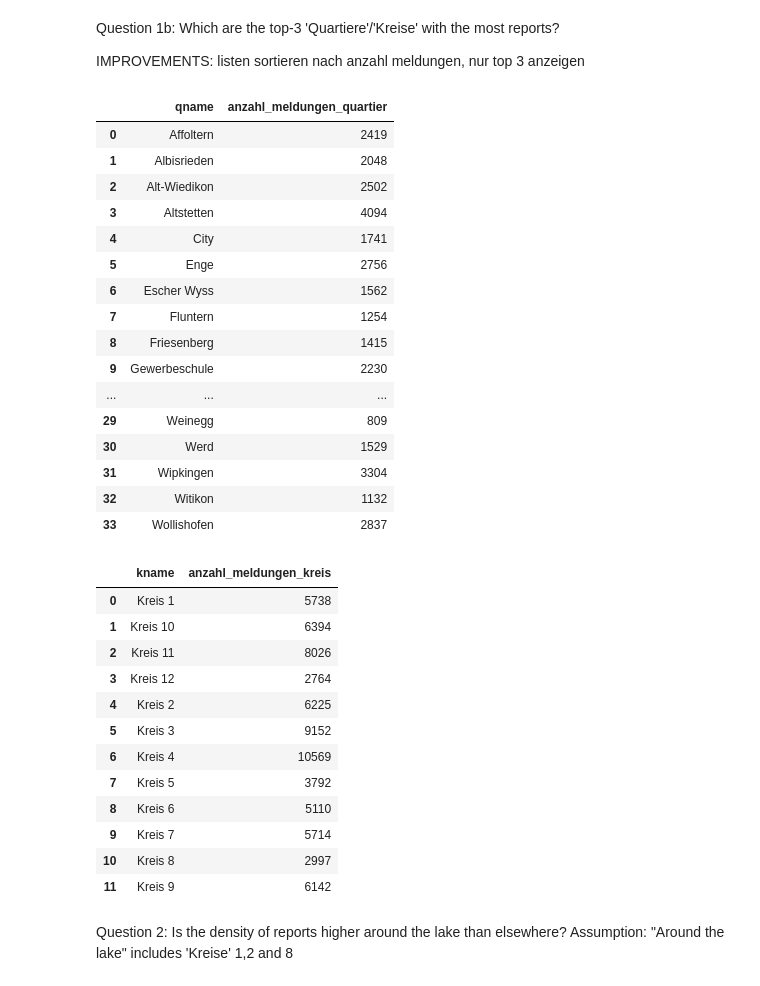
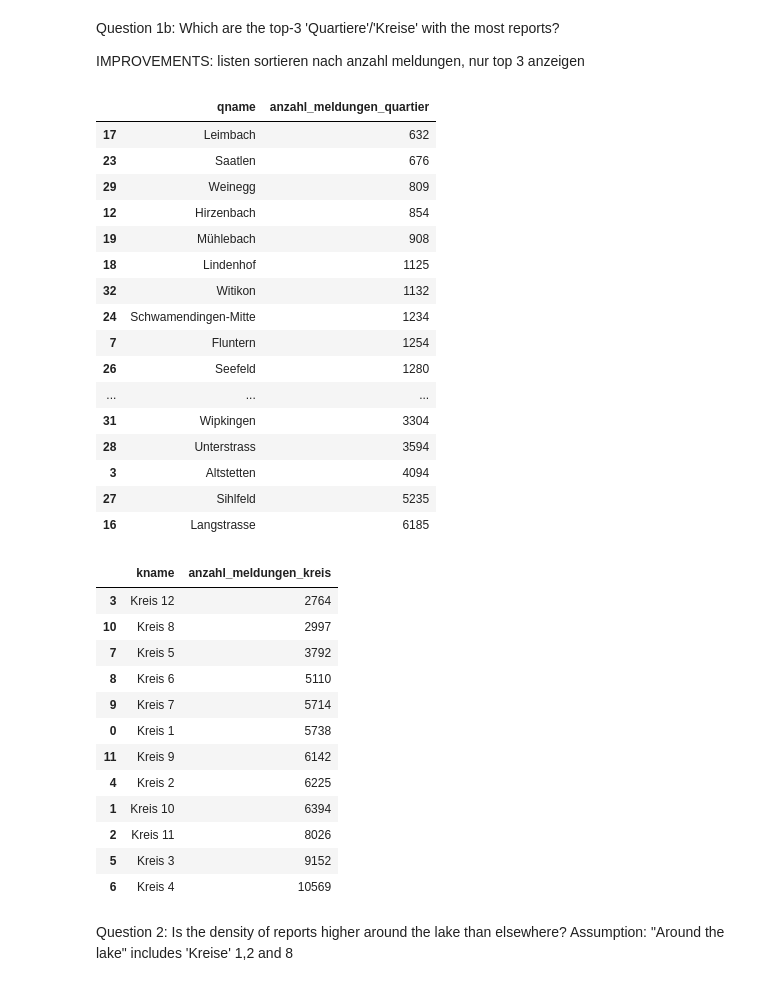
Before and after one commit to eelin-eelin/SDS210-project, a Jupyter notebook: notebooks/Project Notebook 1.ipynb, the cells around one changed output. Drawn from its saved outputs; the diff is of its cells as text; code cells hidden in the pictures.

```diff
--- a/notebooks/Project Notebook 1.ipynb
+++ b/notebooks/Project Notebook 1.ipynb
@@ -80,67 +80,67 @@ meldungen_gdf = gpd.GeoDataFrame(
     crs=quartiere_ch.crs)
 meldungen_ch = meldungen_gdf.to_crs(epsg = 2056)
 
 
 #spatial join of meldungen und quartiere
 meldungen_quartier_join = gpd.sjoin(
     meldungen_ch, #left
     quartiere_gdf, #right
     how = "inner", predicate = "intersects")
 
 
 #calculate number of reports (meldungen) per 'Quartier' and 'Kreis'
 meldungen_pro_quartier = (meldungen_quartier_join.groupby("qname").size().reset_index(name = "anzahl_meldungen_quartier"))
-display(meldungen_pro_quartier)
+display(meldungen_pro_quartier.sort_values("anzahl_meldungen_quartier"))
 
 meldungen_pro_kreis = (meldungen_quartier_join.groupby("kname").size().reset_index(name = "anzahl_meldungen_kreis"))
-display(meldungen_pro_kreis)
+display(meldungen_pro_kreis.sort_values("anzahl_meldungen_kreis"))
 
 
 #add the newly calculated values to the join
-join_updated = meldungen_quartier_join.merge(
+meldungen_quartier_join = meldungen_quartier_join.merge(
     meldungen_pro_kreis,
     on = "kname",
     how = "left")
 
-join_updated = join_updated.merge(
+meldungen_quartier_join = meldungen_quartier_join.merge(
     meldungen_pro_quartier,
     on = "qname",
     how = "left")
 
 
 #reduce the number of columns of meldungen_quartier_join (only keep the necessary ones)
-meldungen_quartier_join = join_updated[["objectid", "requested_datetime", "e", "n", "service_code", "geometry", "anzahl_meldungen", "index_right", "qname", "qnr", "kname", "knr", "geometry_y", "anzahl_meldungen_quartier", "anzahl_meldungen_kreis"]]
+meldungen_quartier_join = meldungen_quartier_join[["objectid", "requested_datetime", "e", "n", "service_code", "geometry", "anzahl_meldungen", "index_right", "qname", "qnr", "kname", "knr", "geometry_y", "anzahl_meldungen_quartier", "anzahl_meldungen_kreis"]]
 # %% [output]
 |  | qname | anzahl_meldungen_quartier |
-| 0 | Affoltern | 2419 |
-| 1 | Albisrieden | 2048 |
-| 2 | Alt-Wiedikon | 2502 |
+| 17 | Leimbach | 632 |
+| 23 | Saatlen | 676 |
+| 29 | Weinegg | 809 |
+| 12 | Hirzenbach | 854 |
+| 19 | Mühlebach | 908 |
+| 18 | Lindenhof | 1125 |
+| 32 | Witikon | 1132 |
+| 24 | Schwamendingen-Mitte | 1234 |
+| 7 | Fluntern | 1254 |
+| 26 | Seefeld | 1280 |
+| ... | ... | ... |
+| 31 | Wipkingen | 3304 |
+| 28 | Unterstrass | 3594 |
 | 3 | Altstetten | 4094 |
-| 4 | City | 1741 |
-| 5 | Enge | 2756 |
-| 6 | Escher Wyss | 1562 |
-| 7 | Fluntern | 1254 |
-| 8 | Friesenberg | 1415 |
-| 9 | Gewerbeschule | 2230 |
-| ... | ... | ... |
-| 29 | Weinegg | 809 |
-| 30 | Werd | 1529 |
-| 31 | Wipkingen | 3304 |
-| 32 | Witikon | 1132 |
-| 33 | Wollishofen | 2837 |
+| 27 | Sihlfeld | 5235 |
+| 16 | Langstrasse | 6185 |
 |  | kname | anzahl_meldungen_kreis |
-| 0 | Kreis 1 | 5738 |
-| 1 | Kreis 10 | 6394 |
-| 2 | Kreis 11 | 8026 |
 | 3 | Kreis 12 | 2764 |
-| 4 | Kreis 2 | 6225 |
-| 5 | Kreis 3 | 9152 |
-| 6 | Kreis 4 | 10569 |
+| 10 | Kreis 8 | 2997 |
 | 7 | Kreis 5 | 3792 |
 | 8 | Kreis 6 | 5110 |
 | 9 | Kreis 7 | 5714 |
-| 10 | Kreis 8 | 2997 |
+| 0 | Kreis 1 | 5738 |
 | 11 | Kreis 9 | 6142 |
+| 4 | Kreis 2 | 6225 |
+| 1 | Kreis 10 | 6394 |
+| 2 | Kreis 11 | 8026 |
+| 5 | Kreis 3 | 9152 |
+| 6 | Kreis 4 | 10569 |
 # %% [markdown]
 Question 2: Is the density of reports higher around the lake than elsewhere?
 Assumption: "Around the lake" includes 'Kreise' 1,2 and 8
```
